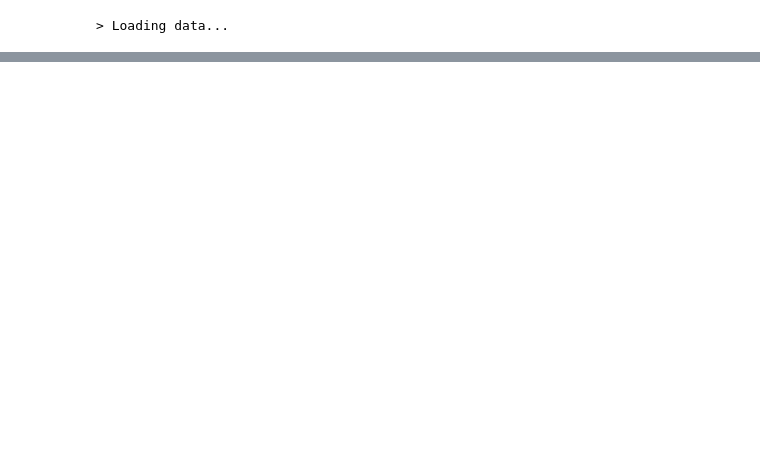
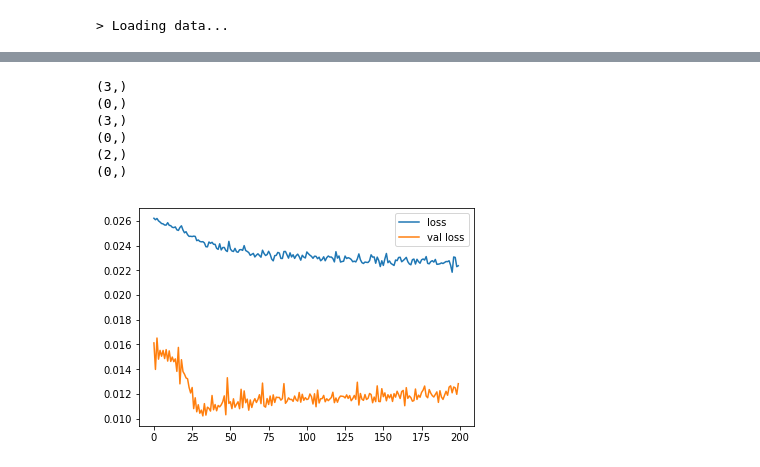
Before and after one commit to ktsimring/final-project, a Jupyter notebook: LSTM/LSTM New Implementation 2.0.ipynb, the cells around one changed output, grey strips where cells are left out. Cells and saved outputs as stored; diff of their text form; code cells hidden in the pictures; blank space fills up the shorter version.

```diff
--- a/LSTM/LSTM New Implementation 2.0.ipynb
+++ b/LSTM/LSTM New Implementation 2.0.ipynb
@@ -272,10 +294,23 @@ for i in range(X_train.shape[2]):
+# %%
+for layer in model.layers:
+    weights = np.array(layer.get_weights())
+    print weights.shape
+# %% [output]
+(3,)
+(0,)
+(3,)
+(0,)
+(2,)
+(0,)
 # %%
 fig = plt.figure(facecolor='white')
 ax = fig.add_subplot(111)
-ax.plot(range(len(history.losses)),history.losses, label='loss')
-plt.plot(range(len(history.val_losses)),history.val_losses, label='val loss')
+ax.plot(range(len(history.losses)),(np.array(history.losses)), label='loss')
+plt.plot(range(len(history.val_losses)),(np.array(history.val_losses)), label='val loss')
 plt.legend()
 plt.show()
+# %% [output]
+[figure, added]
 # %%
 predicted = lstm.predict_sequences_multiple(model, X_test, seq_len, 50)
 predicted_train = lstm.predict_sequences_multiple(model, X_train, seq_len, 50)
```
Also changed, not shown: parts of 6 cells of this notebook.
